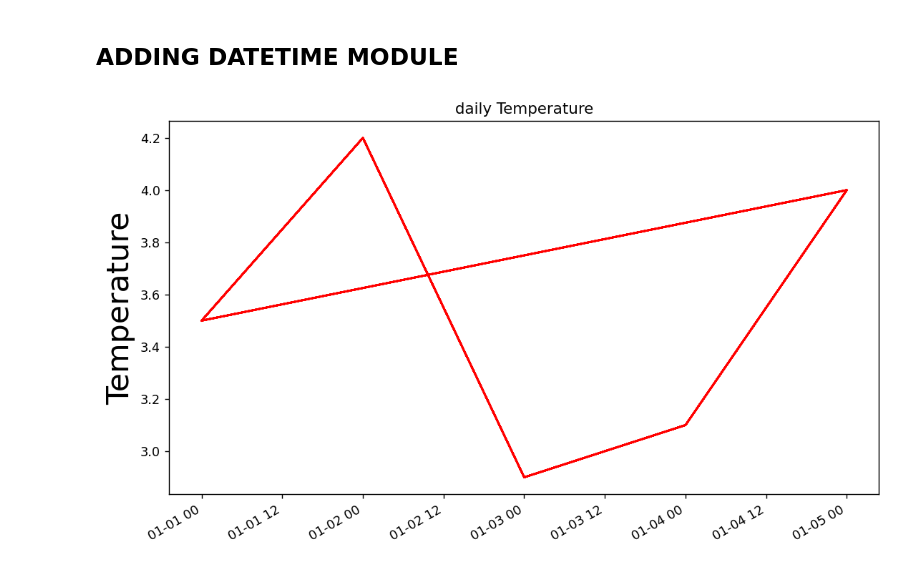
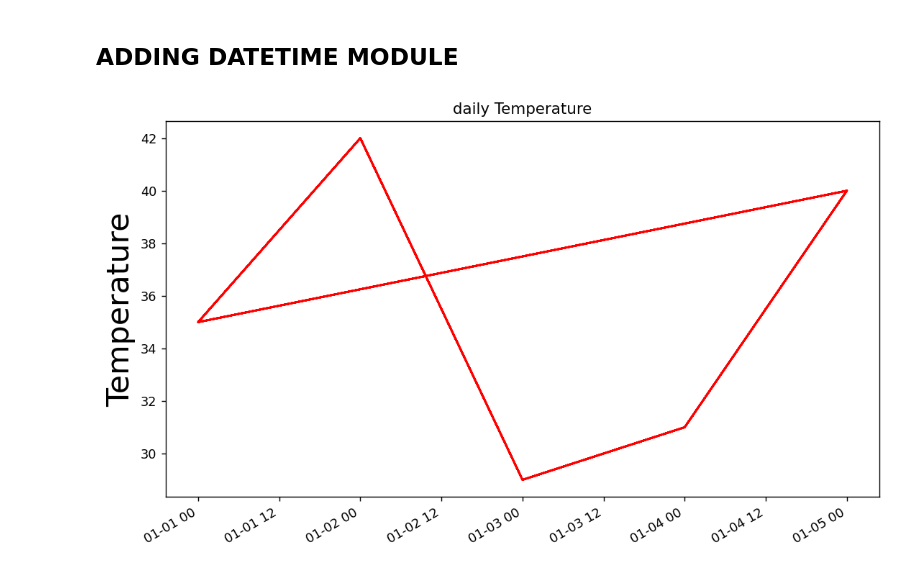
Before and after one commit to aminaminumar/MyProject-Data-Visualization-, a Jupyter notebook: weather_visuals.ipynb, the cells around one changed output. Drawn from its saved outputs; the diff is of its cells as text; code cells hidden in the pictures.

```diff
--- a/weather_visuals.ipynb
+++ b/weather_visuals.ipynb
@@ -32,6 +32,6 @@ with open(file_name) as f:
     for row in reader:
         # conver the temperature
 
-        temperature.append(float(row[1]))
+        temperature.append(int(row[1]))
     print(temperature)
 # %% [output]
@@ -55,27 +55,27 @@ plt.show()
 # %%
 from datetime import datetime
 # get dates and temp from file
 file_name = 'sitka_weather_data.csv'
 with open(file_name) as f:
     reader = csv.reader(f)
     header_row = next(reader)
     # print(header_row)
 
     dates, temperature = [], []
     for row in reader:
         current_date = datetime.strptime(row[0], "%Y-%m-%d")
         dates.append(current_date)
 
         # conver the temperature
-        temperature.append(float(row[1]))
+        temperature.append(int(row[1]))
 
 fig = plt.figure(dpi=128, figsize=(10, 6))
 plt.plot(dates, temperature, c= 'red')
 plt.title('daily Temperature')
 plt.xlabel('', fontsize = 24)
 plt.ylabel('Temperature', fontsize = 24)
 fig.autofmt_xdate()
 plt.tick_params(axis= 'both', which= 'major' )
 plt.show()
 # %% [output]
-[figure, old version]
+[figure, new version]
```
Also changed, not shown: parts of 2 cells of this notebook, 1 other file.
